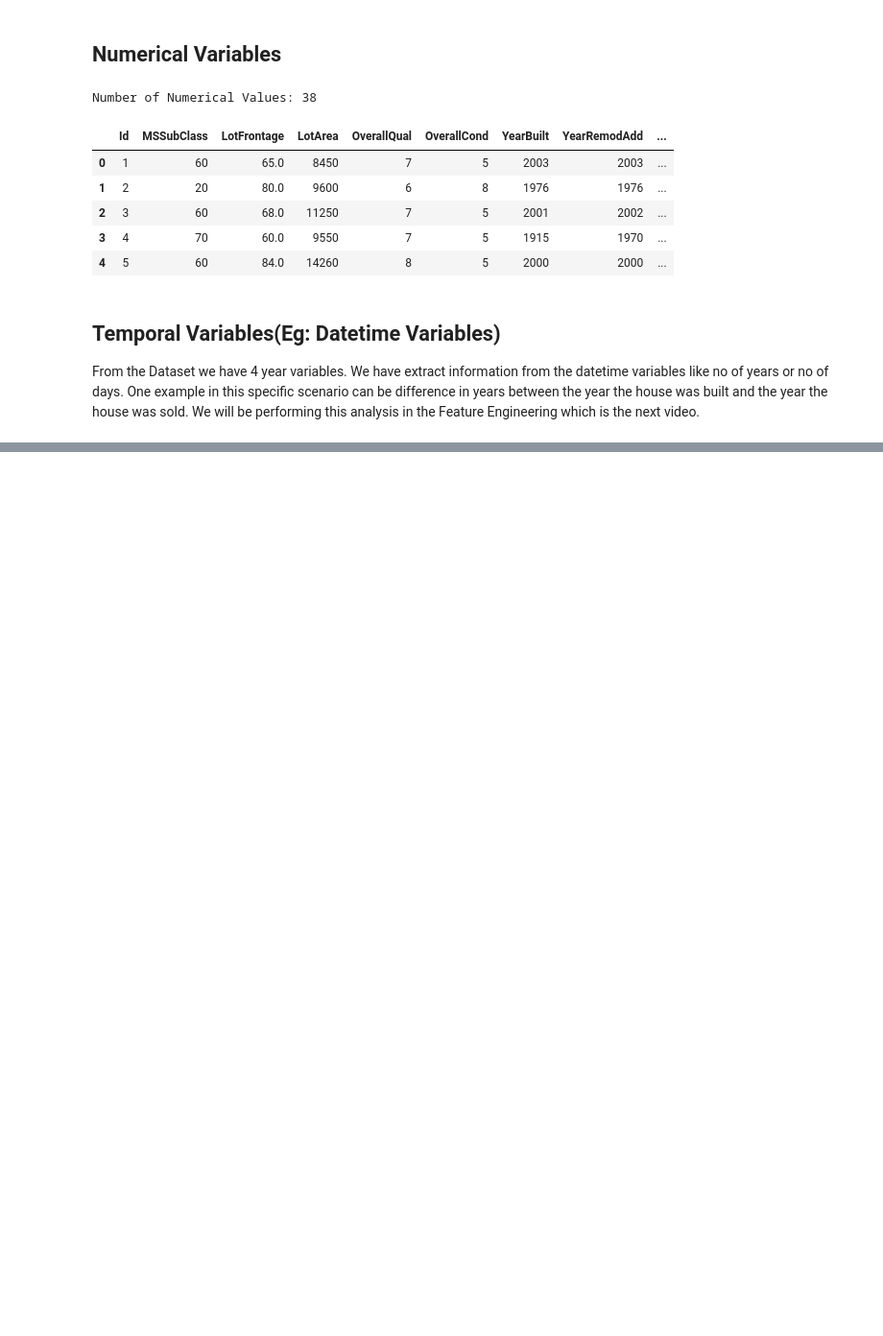
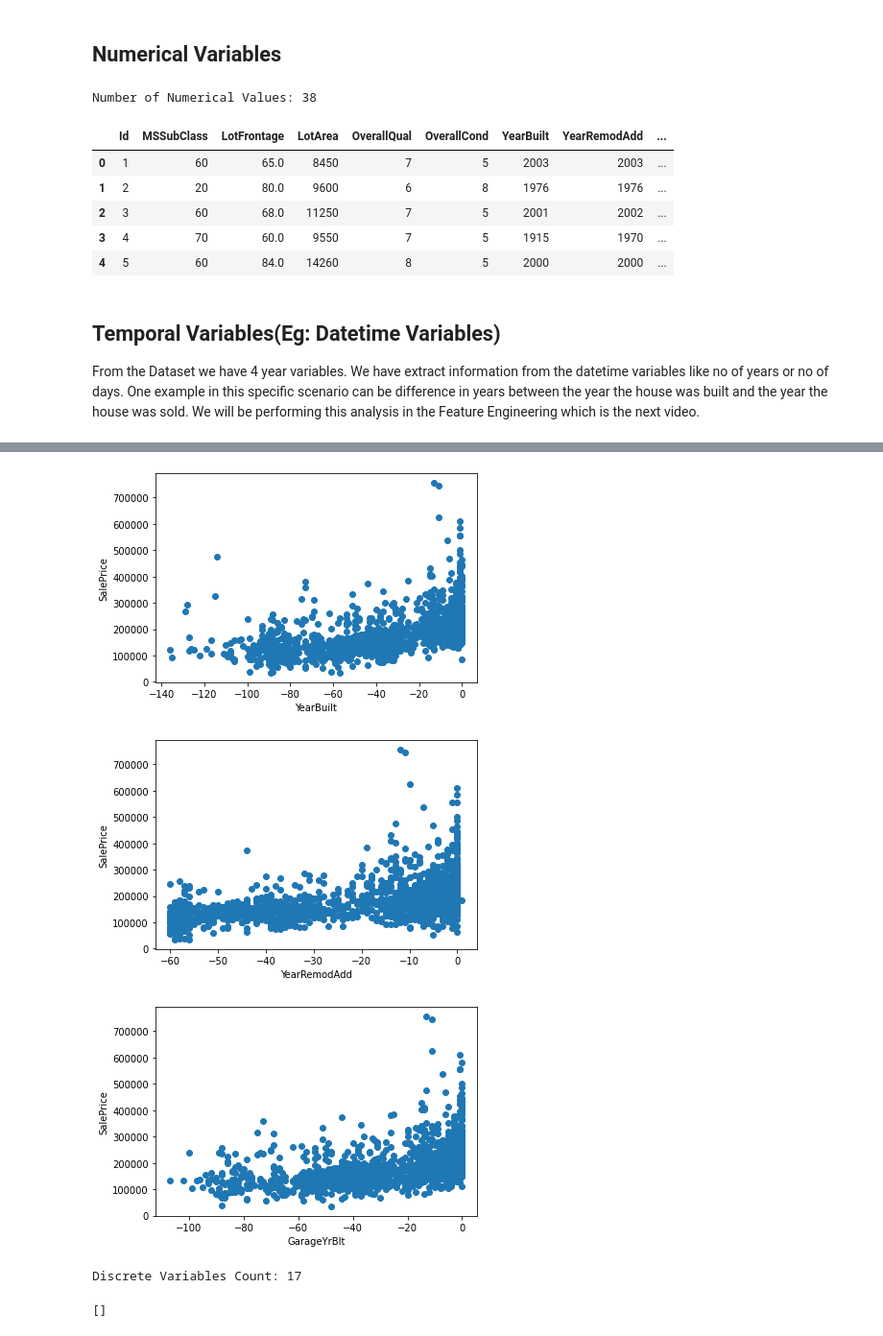
Before and after one commit to keshav4118/Advanced-House-Prices-Prediction, a Jupyter notebook: Advance House Price Prediction- Exploratory Data Analysis.ipynb, the cells around one changed output, grey strips where cells are left out. Shown at 96% size. Saved outputs shown, nothing was run; the diff lists cells and outputs as text; code cells hidden in the pictures; blank space fills up the shorter version.

```diff
--- a/Advance House Price Prediction- Exploratory Data Analysis.ipynb
+++ b/Advance House Price Prediction- Exploratory Data Analysis.ipynb
@@ -155,3 +155,7 @@ Number of Numerical Values: 38
 # %% [markdown]
 ## Temporal Variables(Eg: Datetime Variables)
 From the Dataset we have 4 year variables. We have extract information from the datetime variables like no of years or no of days. One example in this specific scenario can be difference in years between the year the house was built and the year the house was sold. We will be performing this analysis in the Feature Engineering which is the next video.
+# %%
+# list of variables that contain year information
+years_feature = [feature for feature in numerical_features if "Yr" in feature or 'Year' in feature]
+years_feature
@@ -157,0 +164,4 @@ From the Dataset we have 4 year variables. We have extract information from the
+# %%
+# let's explore the content of these year variables
+for feature in years_feature:
+    print(feature,"\n", dataset[feature].unique())
@@ -157,0 +200,27 @@ From the Dataset we have 4 year variables. We have extract information from the
+# %%
+## Here we will compare the difference between All years feature with SalePrice
+for feature in years_feature:
+    if feature != 'YrSold':
+        data = dataset.copy()
+        ## We will capture the difference between year variable and year the house was sold for
+        data[feature] = data[feature] - data['YrSold']
+
+        plt.scatter(data[feature],data['SalePrice'])
+        plt.xlabel(feature)
+        plt.ylabel('SalePrice')
+        plt.show()
+# %% [output]
+[figure, added]
+[figure, added]
+[figure, added]
+# %%
+## Numerical variables are usually of 2 type
+## 1. Continous variable and Discrete Variables
+discrete_feature=[feature for feature in numerical_features if len(dataset[feature].unique())<25 and feature not in years_feature+['Id']]
+print("Discrete Variables Count: {}".format(len(discrete_feature)))
+# %% [output]
+Discrete Variables Count: 17
+# %%
+discrete_fature
+# %% [output]
+[]
```
Also changed, not shown: parts of 5 cells of this notebook.
